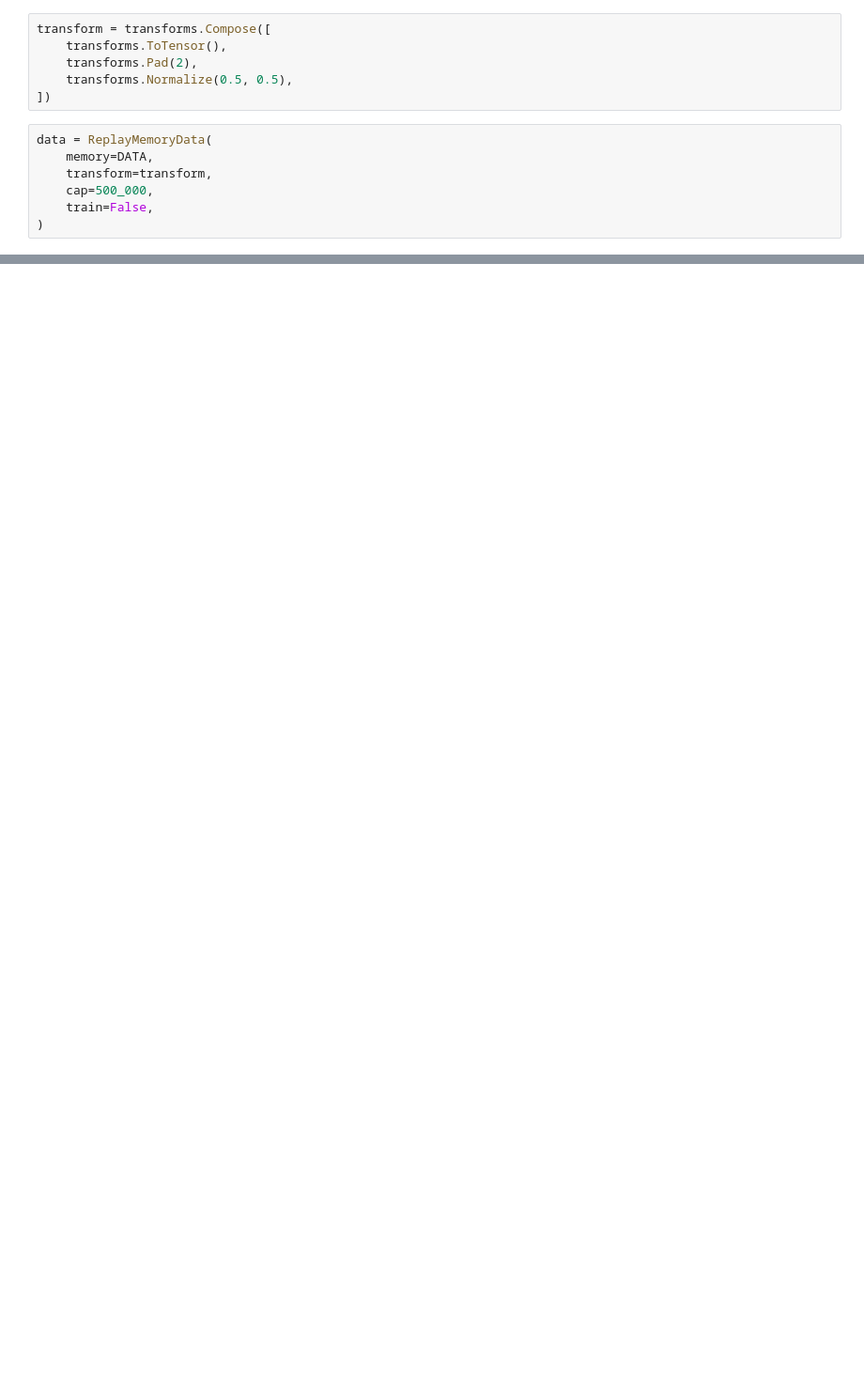
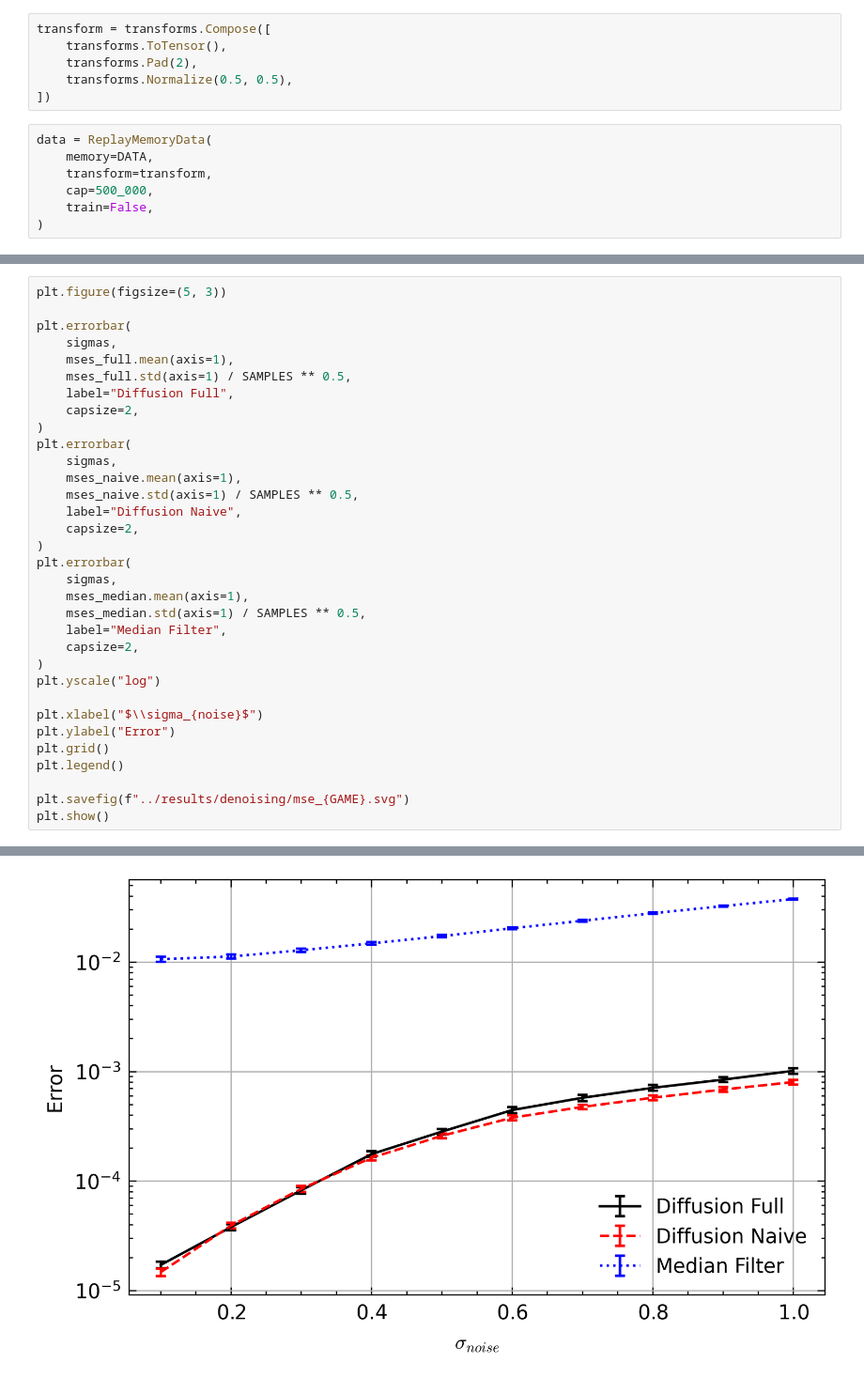
Before and after one commit to D21W12/Diffusion-Deep-Reinforcement-Learning, a Jupyter notebook: notebooks/results/denoising_metrics.ipynb, the cells around one changed output, grey strips where cells are left out. Shown at 94% size. Saved outputs shown, nothing was run; the diff lists cells and outputs as text; blank space fills up the shorter version.

```diff
--- a/notebooks/results/denoising_metrics.ipynb
+++ b/notebooks/results/denoising_metrics.ipynb
@@ -145,0 +146,34 @@ plt.show()
+# %%
+plt.figure(figsize=(5, 3))
+
+plt.errorbar(
+    sigmas,
+    mses_full.mean(axis=1),
+    mses_full.std(axis=1) / SAMPLES ** 0.5,
+    label="Diffusion Full",
+    capsize=2,
+)
+plt.errorbar(
+    sigmas,
+    mses_naive.mean(axis=1),
+    mses_naive.std(axis=1) / SAMPLES ** 0.5,
+    label="Diffusion Naive",
+    capsize=2,
+)
+plt.errorbar(
+    sigmas,
+    mses_median.mean(axis=1),
+    mses_median.std(axis=1) / SAMPLES ** 0.5,
+    label="Median Filter",
+    capsize=2,
+)
+plt.yscale("log")
+
+plt.xlabel("$\\sigma_{noise}$")
+plt.ylabel("Error")
+plt.grid()
+plt.legend()
+
+plt.savefig(f"../results/denoising/mse_{GAME}.svg")
+plt.show()
+# %% [output]
@@ -145,0 +197 @@ plt.show()
+[figure, added]
```
Also changed, not shown: parts of 10 cells of this notebook, 12 other files.
